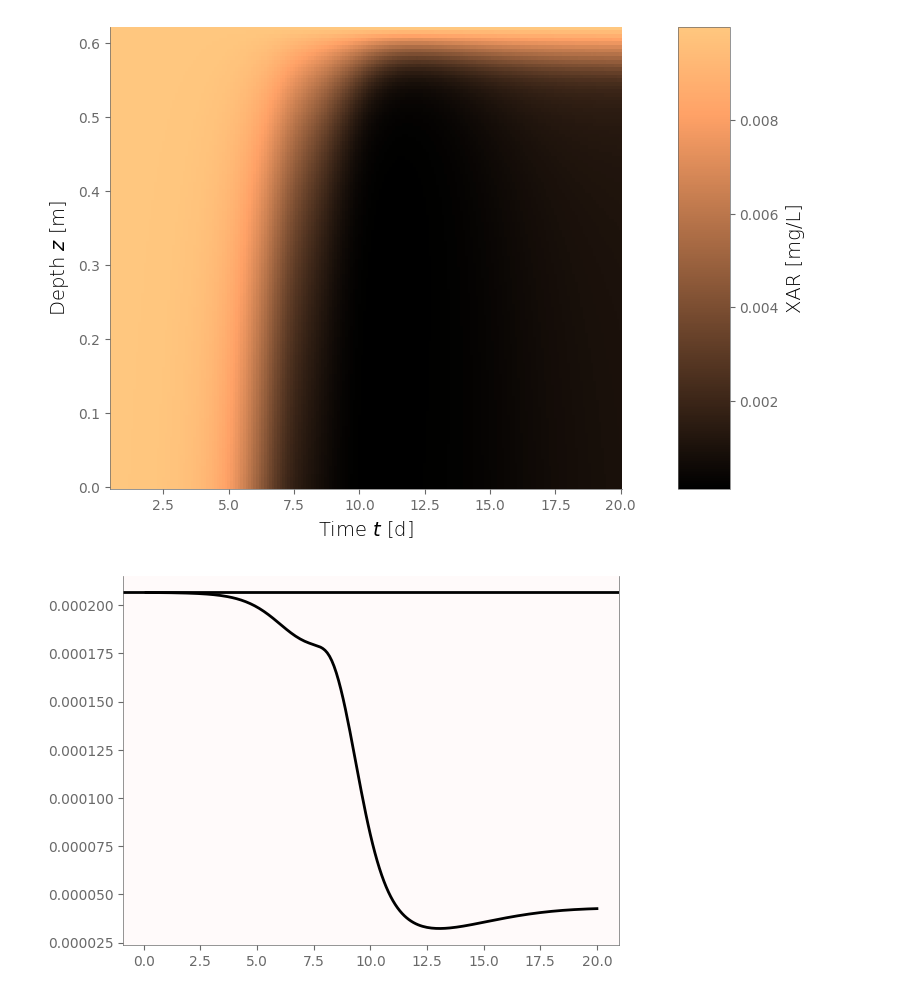
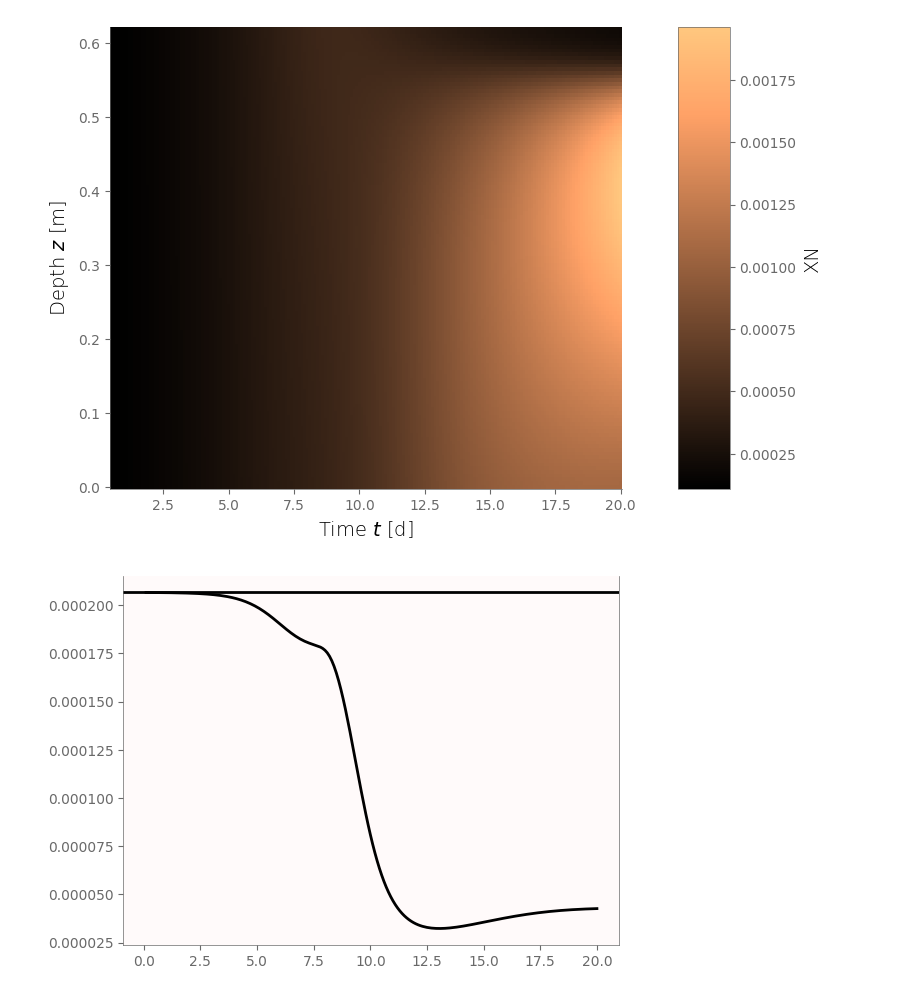
Before and after one commit to edsaac/ReactiveBiomass, a Jupyter notebook: experiments/Rosenzweig_2011.UnsatflowTransp/constantHead.ipynb, the cells around one changed output. Cells and saved outputs as stored; diff of their text form; code cells hidden in the pictures.

```diff
--- a/experiments/Rosenzweig_2011.UnsatflowTransp/constantHead.ipynb
+++ b/experiments/Rosenzweig_2011.UnsatflowTransp/constantHead.ipynb
@@ -104,28 +104,28 @@ def getAllMeshes(field:str):
 ## Careful with this gradient, might need a very fine mesh
 ## to solve for such an abrupt change
 
-scalarName = "DOC"
+scalarName = "XN"
 scalar = getAllMeshes(scalarName)
 # %%
 import matplotlib.colors as colors
 
 fig, (ax,cax) = plt.subplots(1,2, figsize=[8,6], gridspec_kw={"width_ratios":[5,0.5]}, sharex=False)
 fig.set_facecolor("#ffffff00")
 
 igt = 4  # Ignore the first timesteps for plor
 
 img = ax.pcolormesh(scalar.t[igt:]/86400, scalar.z, scalar[:,igt:], cmap="copper",
                     #norm=colors.LogNorm(vmin=max(scalar.min(),1.0E-8), vmax=scalar.max())
                     #norm=colors.LogNorm(vmin=scalar.min(), vmax=2.067E-4)
                     #vmin=0.000, vmax=scalar.max()
                     )
 ax.spines.right.set_visible(False)
 ax.set_xlabel("Time $t$ [d]")
 ax.set_ylabel("Depth $z$ [m]")
-plt.colorbar(img, cax=cax, label="XAR [mg/L]")
+plt.colorbar(img, cax=cax, label=scalarName)
 plt.show()
 # %% [output]
-[figure, old version]
+[figure, new version]
 # %%
 K_0 = 2.067E-4
 velocity = get_mean_velocity()
```
Also changed, not shown: parts of 5 cells of this notebook, 54 other files.
